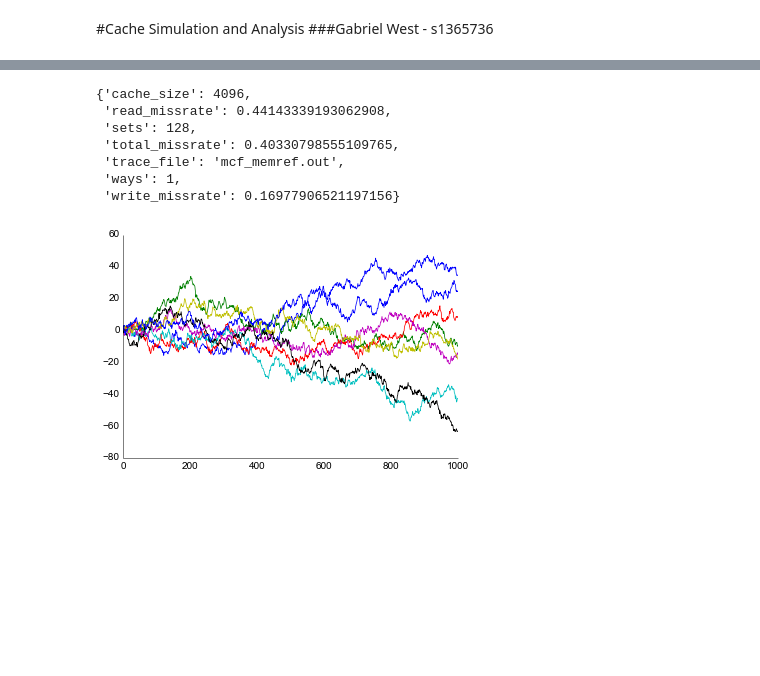
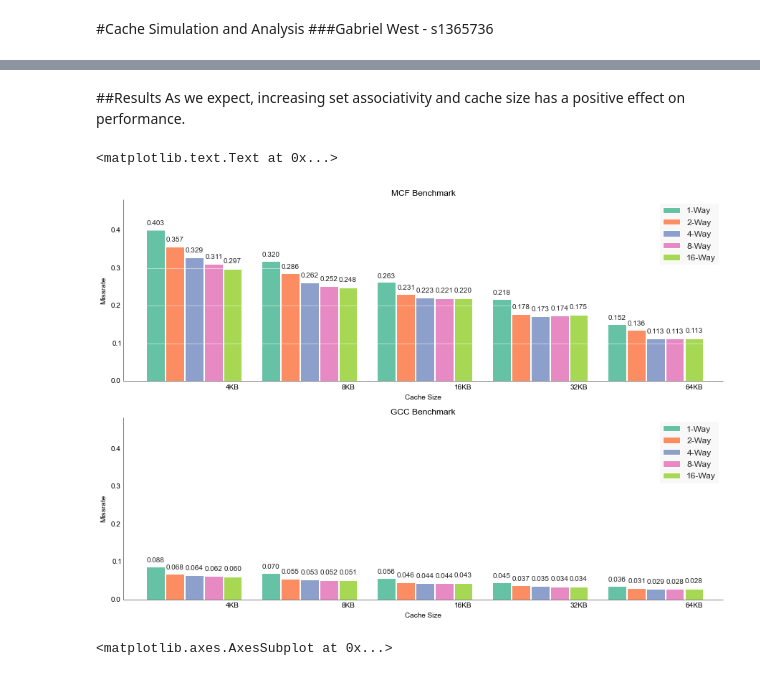
Before and after one commit to nihakue/cache_sim, a Jupyter notebook: Report.ipynb, the cells around one changed output, grey strips where cells are left out. Drawn from its saved outputs; the diff is of its cells as text; code cells hidden in the pictures; blank space fills up the shorter version.

```diff
--- a/Report.ipynb
+++ b/Report.ipynb
@@ -49,14 +57,6 @@ gccs = [c.simulate('gcc_memref.out', outfile='gcc_results.txt') for c in caches]
-# %%
-cache = Cache(sets=128, ways=1)
-cache.simulate('mcf_memref.out')
-# %% [output]
-{'cache_size': 4096,
- 'read_missrate': 0.44143339193062908,
- 'sets': 128,
- 'total_missrate': 0.40330798555109765,
- 'trace_file': 'mcf_memref.out',
- 'ways': 1,
- 'write_missrate': 0.16977906521197156}
+# %% [markdown]
+##Results
+As we expect, increasing set associativity and cache size has a positive effect on performance.
 # %%
 import prettyplotlib as ppl
 import numpy as np
@@ -64,9 +67,44 @@ import json
-# %%
-fig, ax = plt.subplots()
-for i in range(8):
-    y = np.random.normal(size=1000).cumsum()
-    x = np.arange(1000)
-
-    ppl.plot(x, y)
-# %% [output]
-[figure, removed]
+# %%
+sizes = ['4', '8', '16', '32', '64']
+ways = [1, 2, 4, 8, 16]
+colors = {way: ppl.colors.set2[i] for (i, way) in enumerate(ways)}
+mcf_missrates = {}
+for i in ways:
+    for result in (r for r in mcf_results if r['ways'] == i):
+        for size in sizes:
+            if result['cache_size'] == int(size)*1024:
+                mcf_missrates.setdefault(i, {})[size] = result['total_missrate']
+gcc_missrates = {}
+for i in ways:
+    for result in (r for r in gcc_results if r['ways'] == i):
+        for size in sizes:
+            if result['cache_size'] == int(size)*1024:
+                gcc_missrates.setdefault(i, {})[size] = result['total_missrate']
+left=range(len(sizes))
+traces = [mcf_missrates, gcc_missrates]
+# %%
+fig, axes = plt.subplots(nrows=2, figsize=(15, 10))
+left = np.linspace(0,20,len(sizes))
+for ax, trace in zip(axes, traces):
+    ax.set_ylim([0,.3])
+    for i, way in enumerate(ways):
+        way_mr = trace[way]
+        ppl.bar(ax, [l + i/1.2 for l in left], [way_mr[size] for size in sizes],
+                annotate=way_mr[size],
+                label='%d-Way' % (way),
+                color=colors[way],
+                grid='y',
+                xticklabels=['%sKB' % size for size in sizes])
+        ppl.legend(ax)
+        ax.set_ylabel('Missrate')
+        ax.set_xlabel('Cache Size')
+
+axes[0].set_title('MCF Benchmark')
+axes[1].set_title('GCC Benchmark')
+# %% [output]
+<matplotlib.text.Text at 0x...>
+[figure, added]
+# %%
+axes[0]
+# %% [output]
+<matplotlib.axes.AxesSubplot at 0x...>
```
Also changed, not shown: parts of 7 cells of this notebook, 3 other files.
